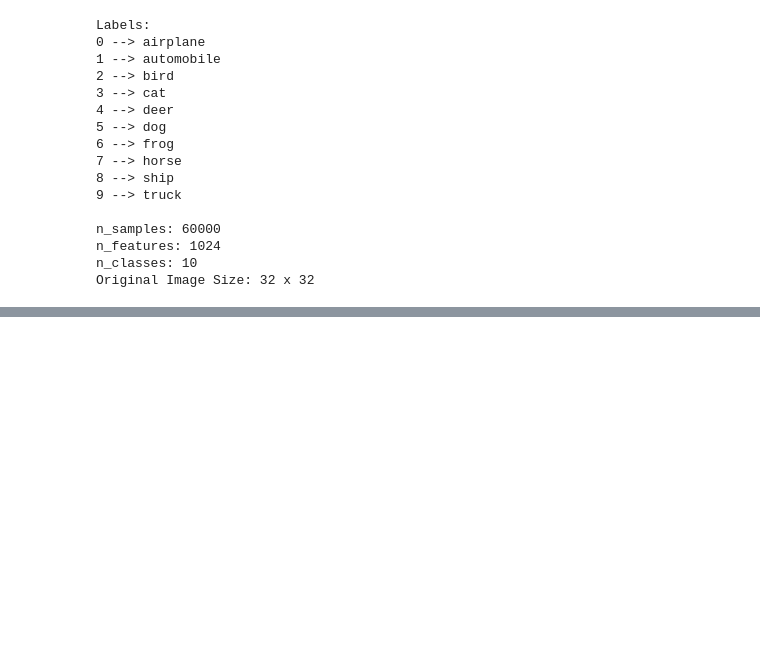
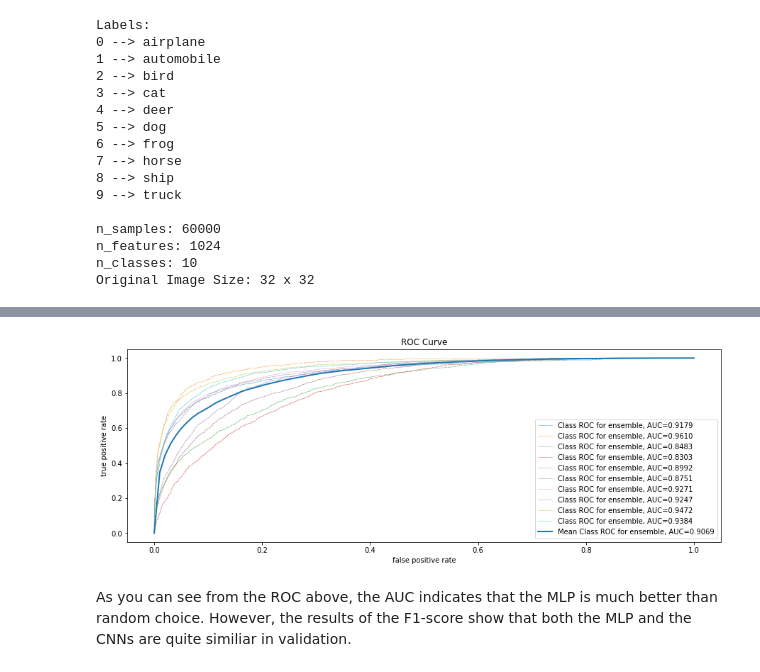
Before and after one commit to Nchaos/CNNs, a Jupyter notebook: notebooks/Lab6_NC_CNNs.ipynb, the cells around one changed output, grey strips where cells are left out. Drawn from its saved outputs; the diff is of its cells as text; code cells hidden in the pictures; blank space fills up the shorter version.

```diff
--- a/notebooks/Lab6_NC_CNNs.ipynb
+++ b/notebooks/Lab6_NC_CNNs.ipynb
@@ -502,0 +517,35 @@ NameError: name 'y' is not defined
+# %%
+def plot_roc(probas, y_true):
+    plt.figure(figsize=(15,5))
+    mean_tpr = 0.0
+    mean_fpr = np.linspace(0, 1, 100)
+    all_tpr = []
+
+    classes = np.unique(y_true)
+    perclass_mean_tpr = 0.0
+    roc_auc = 0
+    for j in classes:
+        fpr, tpr, thresholds = mt.roc_curve(y_true, probas[:, j], pos_label=j)
+        perclass_mean_tpr += interp(mean_fpr, fpr, tpr)
+        perclass_mean_tpr[0] = 0.0
+        roc_auc += mt.auc(fpr, tpr)
+        plt.plot(fpr,tpr,'--',lw=.5,label='Class ROC for ensemble, AUC=%0.4f'
+                     %(mt.auc(fpr, tpr)) )
+
+    perclass_mean_tpr /= len(classes)
+    roc_auc /= len(classes)
+    mean_tpr += perclass_mean_tpr
+
+    plt.plot(mean_fpr,perclass_mean_tpr,'-',lw=2,label='Mean Class ROC for ensemble, AUC=%0.4f'
+                     %(roc_auc))
+    plt.legend(loc='best')
+    plt.xlabel('false positive rate')
+    plt.ylabel('true positive rate')
+    plt.title('ROC Curve')
+# %%
+probas = pl.predict_proba(x[test_index])
+plot_roc(probas, y[test_index])
+# %% [output]
+[figure, added]
+# %% [markdown]
+As you can see from the ROC above, the AUC indicates that the MLP is much better than random choice. However, the results of the F1-score show that both the MLP and the CNNs are quite similiar in validation.
```
Also changed, not shown: parts of 23 cells of this notebook.
